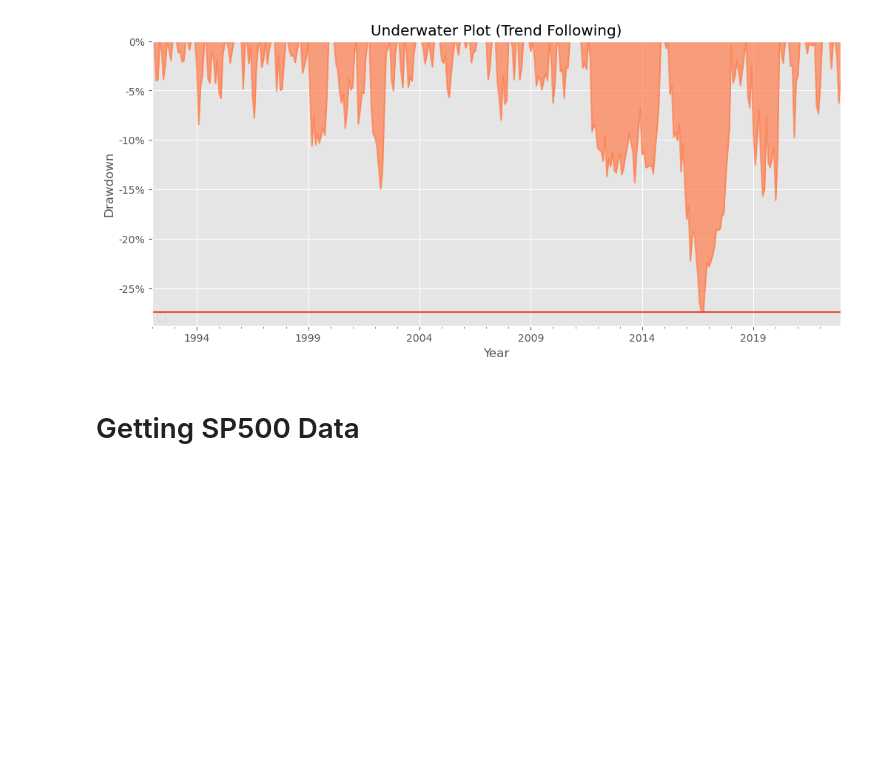
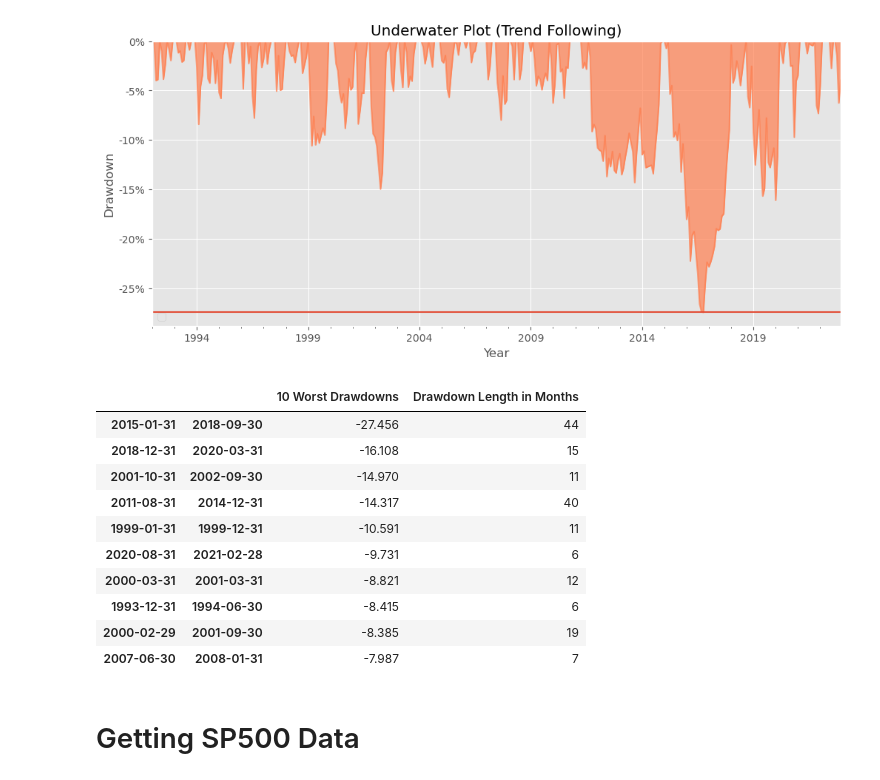
Before and after one commit to MalekAlkshaik/Trend-Following-Time-Series-Momentum, a Jupyter notebook: Time Series Momentum GitHub.ipynb, the cells around one changed output. Cells and saved outputs as stored; diff of their text form; code cells hidden in the pictures; blank space fills up the shorter version.

```diff
--- a/Time Series Momentum GitHub.ipynb
+++ b/Time Series Momentum GitHub.ipynb
@@ -144,6 +145,20 @@ mf.plotdrawdown(Trend_Following_Returns)
 # %% [output]
 Max Drawdown: -27.5%
 [figure]
+# %%
+mf.drawdowns(Trend_Following_Returns,10)
+# %% [output]
+|  |  | 10 Worst Drawdowns | Drawdown Length in Months |
+| 2015-01-31 | 2018-09-30 | -27.456 | 44 |
+| 2018-12-31 | 2020-03-31 | -16.108 | 15 |
+| 2001-10-31 | 2002-09-30 | -14.970 | 11 |
+| 2011-08-31 | 2014-12-31 | -14.317 | 40 |
+| 1999-01-31 | 1999-12-31 | -10.591 | 11 |
+| 2020-08-31 | 2021-02-28 | -9.731 | 6 |
+| 2000-03-31 | 2001-03-31 | -8.821 | 12 |
+| 1993-12-31 | 1994-06-30 | -8.415 | 6 |
+| 2000-02-29 | 2001-09-30 | -8.385 | 19 |
+| 2007-06-30 | 2008-01-31 | -7.987 | 7 |
 # %% [markdown]
 # Getting SP500 Data
 # %%
```
Also changed, not shown: parts of 5 cells of this notebook.
